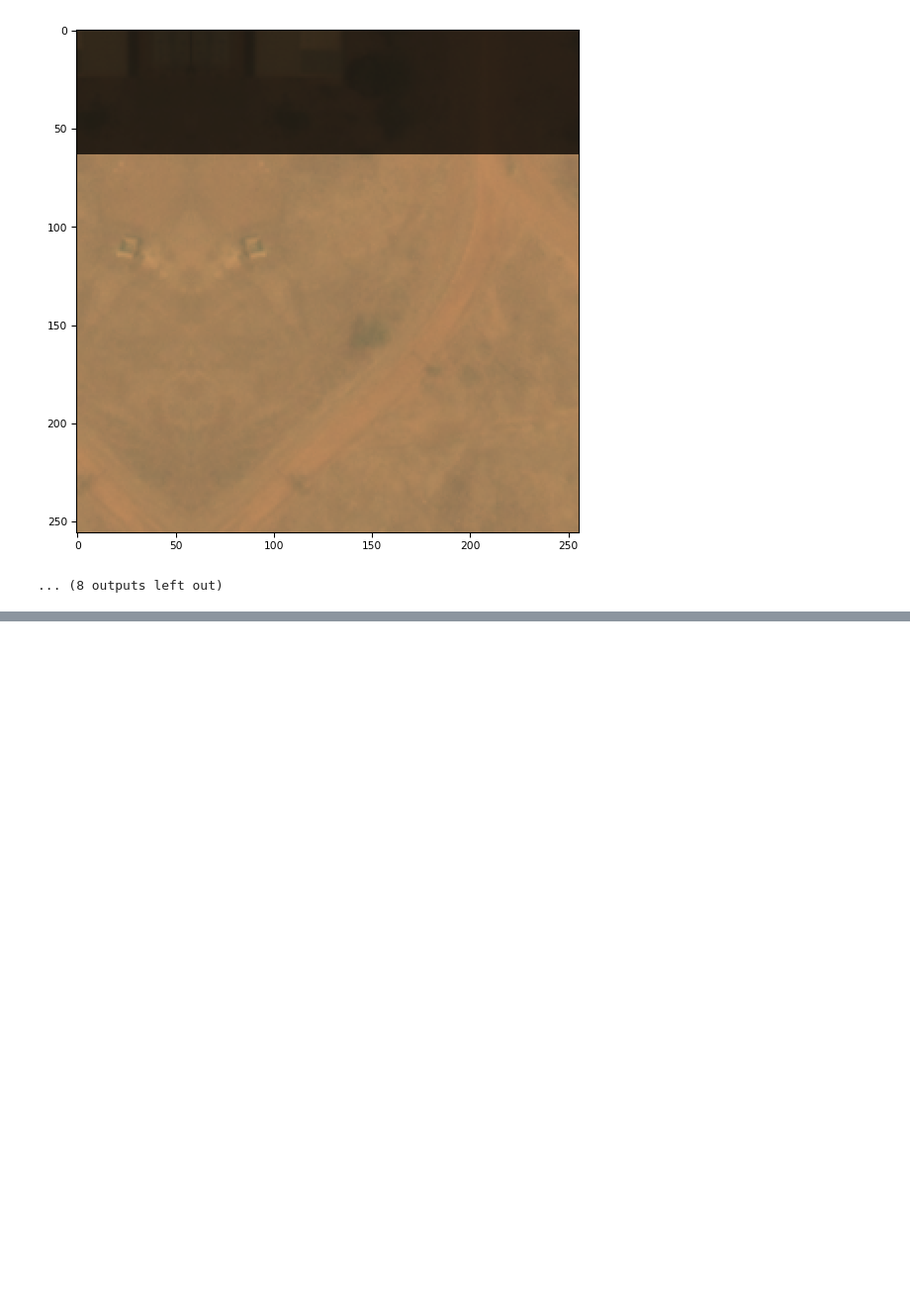
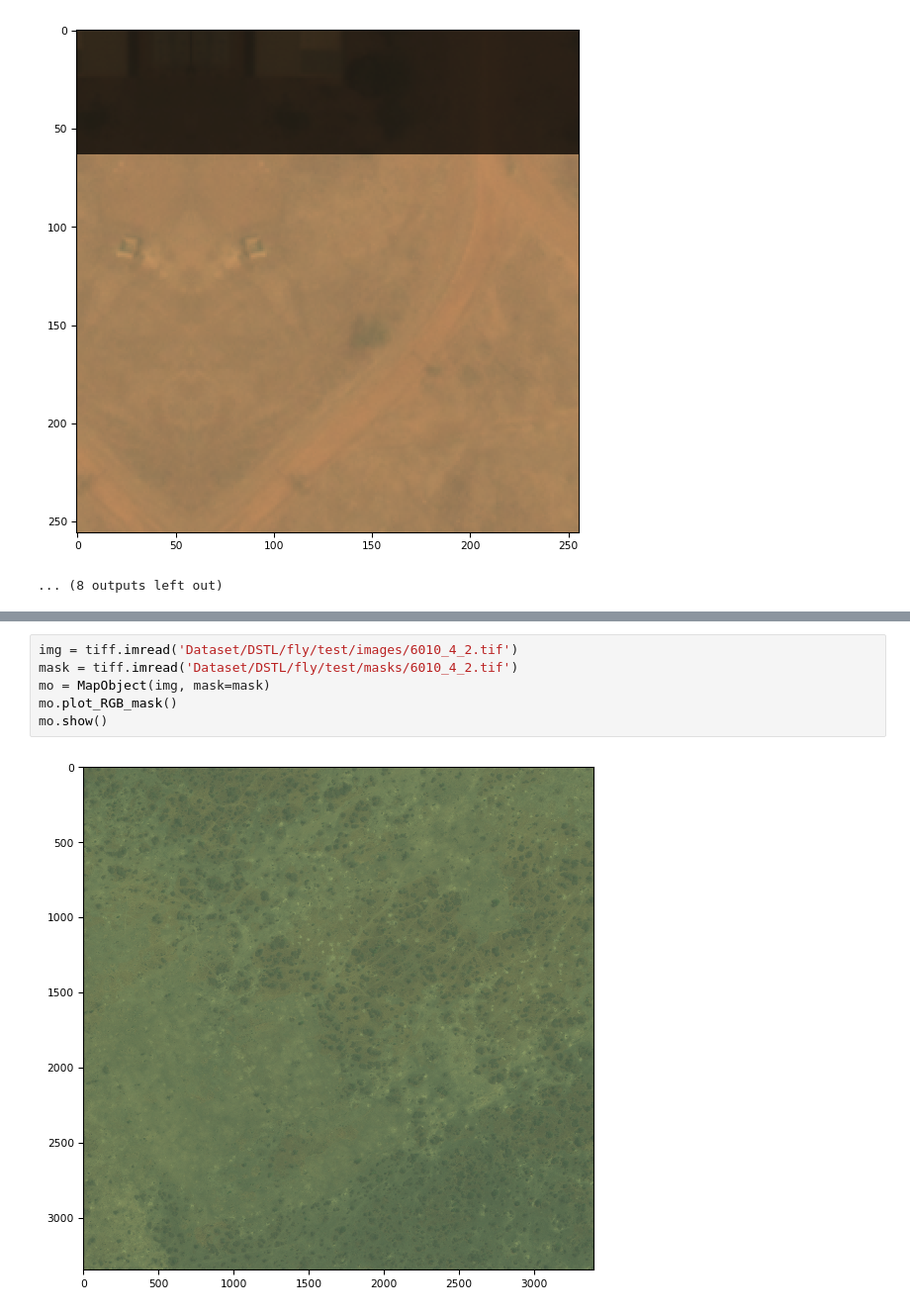
Before and after one commit to ParuninPavel/remote_sensing, a Jupyter notebook: Tests.ipynb, the cells around one changed output, grey strips where cells are left out. Shown at 99% size. Cells and saved outputs as stored; diff of their text form; blank space fills up the shorter version.

```diff
--- a/Tests.ipynb
+++ b/Tests.ipynb
@@ -111,0 +142,8 @@ Train set was created.
+# %%
+img = tiff.imread('Dataset/DSTL/fly/test/images/6010_4_2.tif')
+mask = tiff.imread('Dataset/DSTL/fly/test/masks/6010_4_2.tif')
+mo = MapObject(img, mask=mask)
+mo.plot_RGB_mask()
+mo.show()
+# %% [output]
+[figure, added]
```
Also changed, not shown: parts of 8 cells of this notebook, 6 other files.
